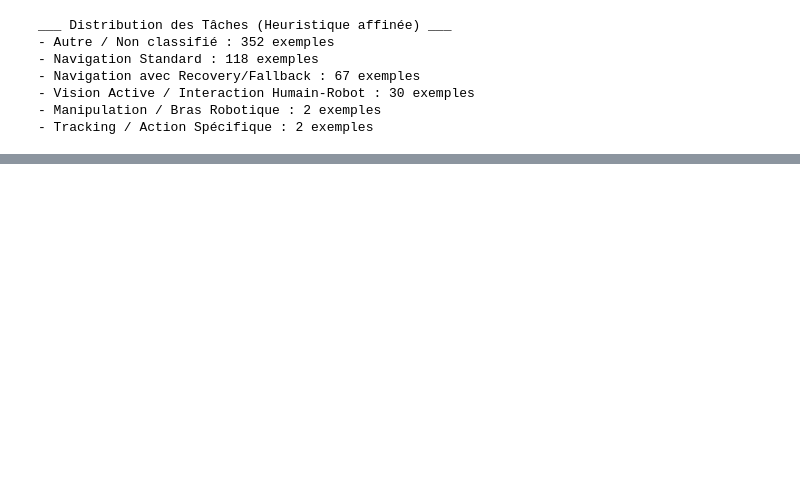
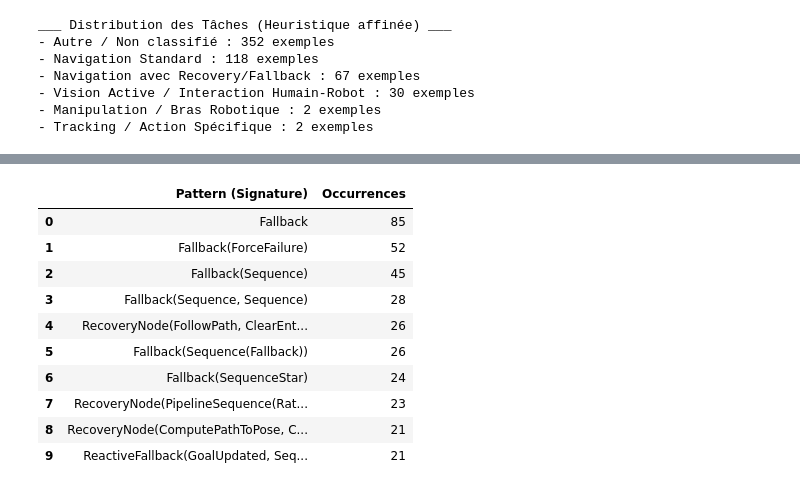
Before and after one commit to BTGenTP/BTGenBot_Nav4Rails, a Jupyter notebook: notebooks/eda_BT_Anne.ipynb, the cells around one changed output, grey strips where cells are left out. Drawn from its saved outputs; the diff is of its cells as text; code cells hidden in the pictures; blank space fills up the shorter version.

```diff
--- a/notebooks/eda_BT_Anne.ipynb
+++ b/notebooks/eda_BT_Anne.ipynb
@@ -115,14 +162,11 @@ dataset_source = dataset_filtre if 'dataset_filtre' in globals() else [
     item for item in dataset if xml_valide_pour_eda(item.get('output', ''))
 ]
 
-from collections import Counter
 doc_freq = Counter()
 noeuds_communs = None
 
 for item in dataset_source:
-    xml_text = item.get('output', '')
-    xml_text_sans_decl = xml_text.replace('<?xml version="1.0"?>', '').strip()
-    root = ET.fromstring(f"<dummy_root>{xml_text_sans_decl}</dummy_root>")
+    root = parse_xml_fragment(item.get('output', ''), wrap_dummy=True)
 
     # Ensemble des tags présents dans cet XML (présence/absence, pas le nombre d'occurrences)
     tags_xml = {
@@ -255,26 +287,24 @@ Top 25 des skills les plus fréquents :
 def categoriser_bt_ameliore(xml_text: str) -> str:
     """Catégorise le BT en analysant la présence de tags métiers spécifiques."""
     try:
-        xml_text_sans_decl = xml_text.replace('<?xml version="1.0"?>', '').strip()
-        root = ET.fromstring(f"<dummy_root>{xml_text_sans_decl}</dummy_root>")
+        root = parse_xml_fragment(xml_text, wrap_dummy=True)
         tags = {elem.tag for elem in root.iter()}
-    except:
+    except ET.ParseError:
         return "Erreur Parsing"
 
-    # 1. Manipulation et Bras Robotique (Tâches 4, 6, 7, 9)
+    # 1. Manipulation et Bras Robotique
     manipulation_skills = {'PlanManipulatorPath', 'MoveManipulator'}
     if tags.intersection(manipulation_skills):
-        # S'il y a aussi de la nav, c'est une mission hybride (ex: Tâche 4)
         if tags.intersection({'ComputePathToPose', 'NavigateToWp', 'MoveBase'}):
             return "Navigation + Manipulation"
         return "Manipulation / Bras Robotique"
 
-    # 2. Vision Active et Interaction (Tâche 7 et suppléments)
+    # 2. Vision Active et Interaction
     vision_interaction_skills = {'HumanPoseDetect', 'SmileAction', 'TextToSpeechActionClient'}
     if tags.intersection(vision_interaction_skills):
         return "Vision Active / Interaction Humain-Robot"
 
-    # 3. Navigation (Tâches 1, 2, 3, 5)
+    # 3. Navigation
     nav_skills = {'ComputePathToPose', 'FollowPath', 'MoveBase', 'MoveAhead', 'NavigateToWp', 'Nav2Client', 'BaseMovement'}
     if tags.intersection(nav_skills):
         recovery_skills = {'ClearEntireCostmap', 'Spin', 'Wait', 'Turn', 'RobotSpin'}
@@ -290,7 +320,7 @@ def categoriser_bt_ameliore(xml_text: str) -> str:
 
 # Application sur le dataset propre
 distribution_taches = Counter()
-for item in dataset_source: # Assurez-vous d'utiliser le dataset filtré des erreurs de parsing
+for item in dataset_source:
     cat = categoriser_bt_ameliore(item.get('output', ''))
     distribution_taches[cat] += 1
 
@@ -307,0 +508,55 @@ ___ Distribution des Tâches (Heuristique affinée) ___
+# %%
+def get_node_signature(element: ET.Element, current_depth: int = 0, max_depth: int = 2) -> str:
+    """
+    Génère une signature textuelle d'un sous-arbre (ex: Fallback(Sequence, Sequence(Spin))).
+    Ignore le bruit (TreeNodesModel, etc.).
+    """
+    if current_depth >= max_depth or len(list(element)) == 0:
+        return element.tag
+
+    children_signatures = []
+    for child in element:
+        if child.tag not in STRUCTURAL_NOISE_TAGS:
+            children_signatures.append(get_node_signature(child, current_depth + 1, max_depth))
+
+    if not children_signatures:
+        return element.tag
+
+    return f"{element.tag}({', '.join(children_signatures)})"
+
+dataset = load_json_file(DATASET_FILTERED_PATH)
+
+patterns_fallback = Counter()
+patterns_globaux = Counter()
+
+for item in dataset:
+    try:
+        root = parse_xml_fragment(item.get('output', ''), wrap_dummy=True)
+        root_clean = remove_treenodesmodel(root)
+
+        for elem in root_clean.iter():
+            if elem.tag in STRUCTURAL_NOISE_TAGS:
+                continue
+
+            signature = get_node_signature(elem, max_depth=2)
+            patterns_globaux[signature] += 1
+
+            if elem.tag in ['Fallback', 'ReactiveFallback', 'RecoveryNode']:
+                patterns_fallback[signature] += 1
+    except ET.ParseError:
+        continue
+
+print(f"___ Top {TOP_K_PATTERNS} des Design Patterns de Recovery (Fallback) ___")
+df_fallbacks = pd.DataFrame(
+    patterns_fallback.most_common(TOP_K_PATTERNS),
+    columns=['Pattern (Signature)', 'Occurrences']
+ )
+display(df_fallbacks)
+
+print(f"\n___ Top {TOP_K_PATTERNS} des Design Patterns Globaux (Toutes catégories) ___")
+df_globaux = pd.DataFrame(
+    patterns_globaux.most_common(TOP_K_PATTERNS),
+    columns=['Pattern (Signature)', 'Occurrences']
+ )
+display(df_globaux)
+# %% [output]
@@ -307,0 +564,11 @@ ___ Distribution des Tâches (Heuristique affinée) ___
+|  | Pattern (Signature) | Occurrences |
+| 0 | Fallback | 85 |
+| 1 | Fallback(ForceFailure) | 52 |
+| 2 | Fallback(Sequence) | 45 |
+| 3 | Fallback(Sequence, Sequence) | 28 |
+| 4 | RecoveryNode(FollowPath, ClearEnt... | 26 |
+| 5 | Fallback(Sequence(Fallback)) | 26 |
+| 6 | Fallback(SequenceStar) | 24 |
+| 7 | RecoveryNode(PipelineSequence(Rat... | 23 |
+| 8 | RecoveryNode(ComputePathToPose, C... | 21 |
+| 9 | ReactiveFallback(GoalUpdated, Seq... | 21 |
```
Also changed, not shown: parts of 27 cells of this notebook.
